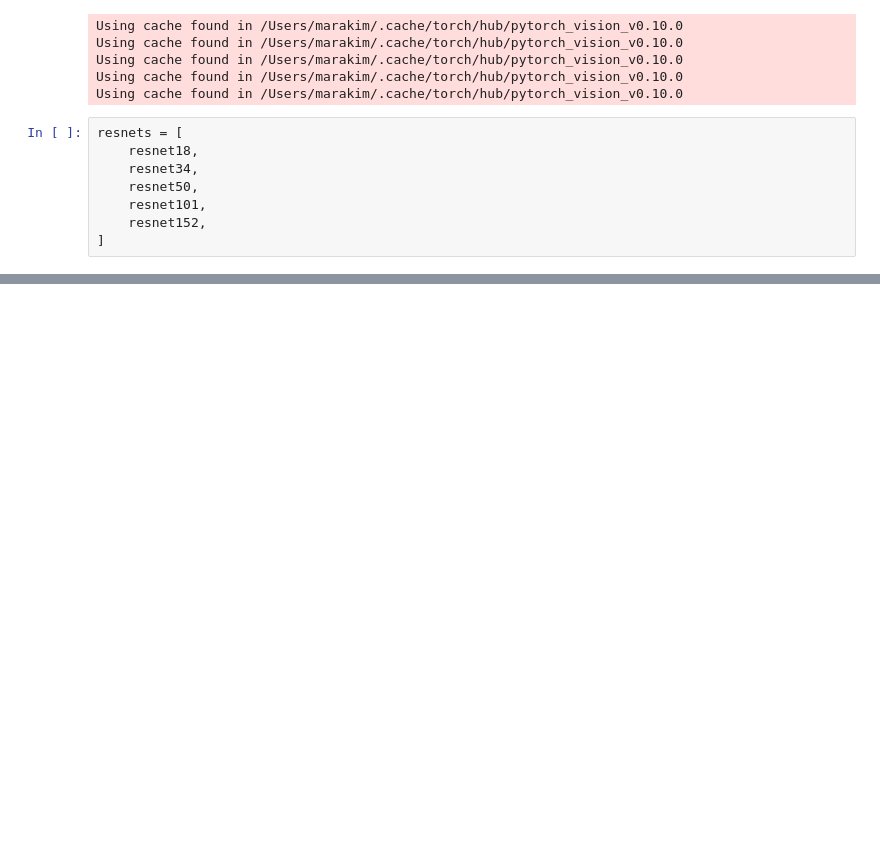
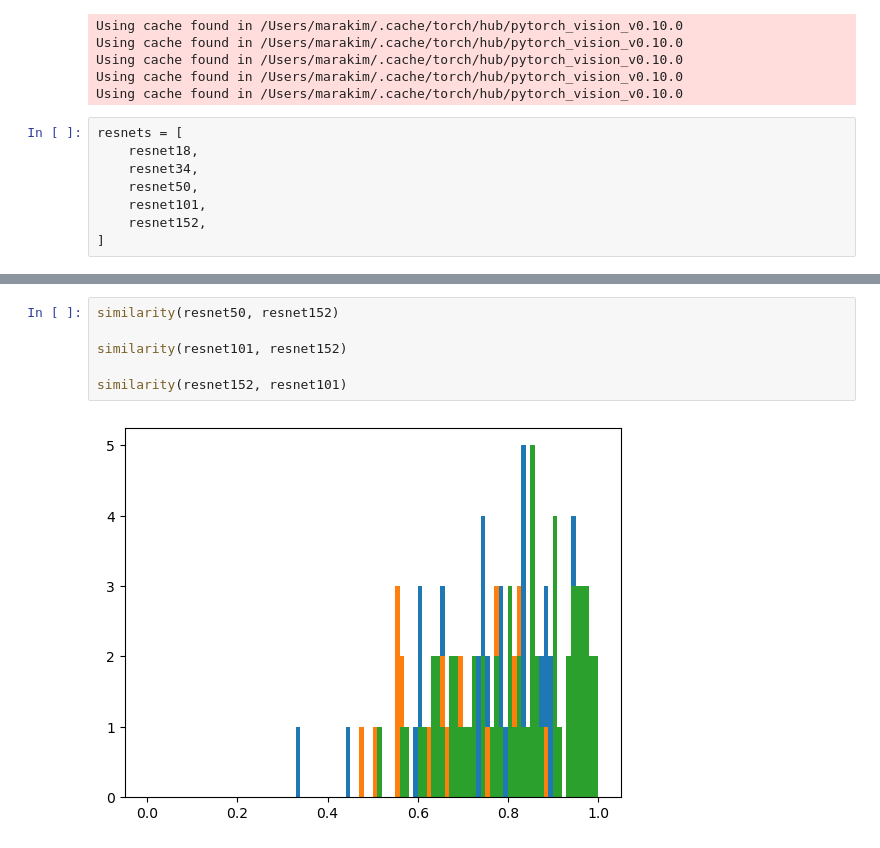
Before and after one commit to astralarya/network_inflation, a Jupyter notebook: Resnet.ipynb, the cells around one changed output, grey strips where cells are left out. Saved outputs shown, nothing was run; the diff lists cells and outputs as text; blank space fills up the shorter version.

```diff
--- a/Resnet.ipynb
+++ b/Resnet.ipynb
@@ -92,0 +188,8 @@ KeyboardInterrupt:
+# %%
+similarity(resnet50, resnet152)
+
+similarity(resnet101, resnet152)
+
+similarity(resnet152, resnet101)
+# %% [output]
+[figure, added]
```
Also changed, not shown: parts of 14 cells of this notebook.
